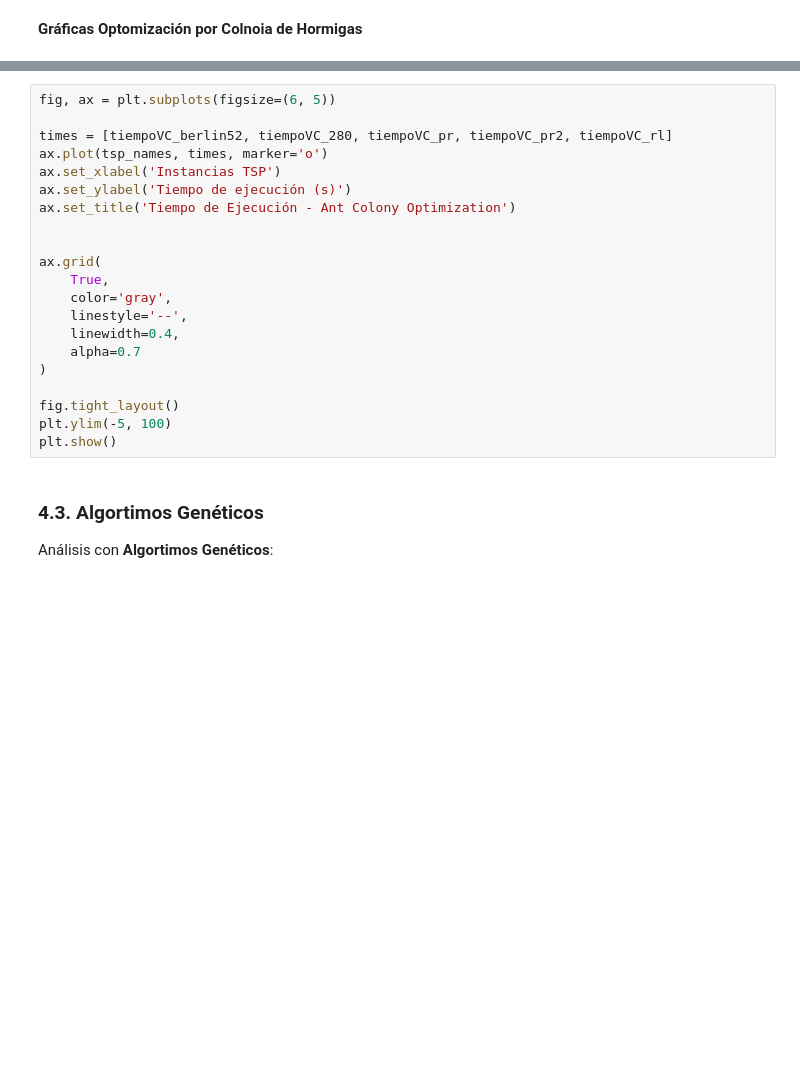
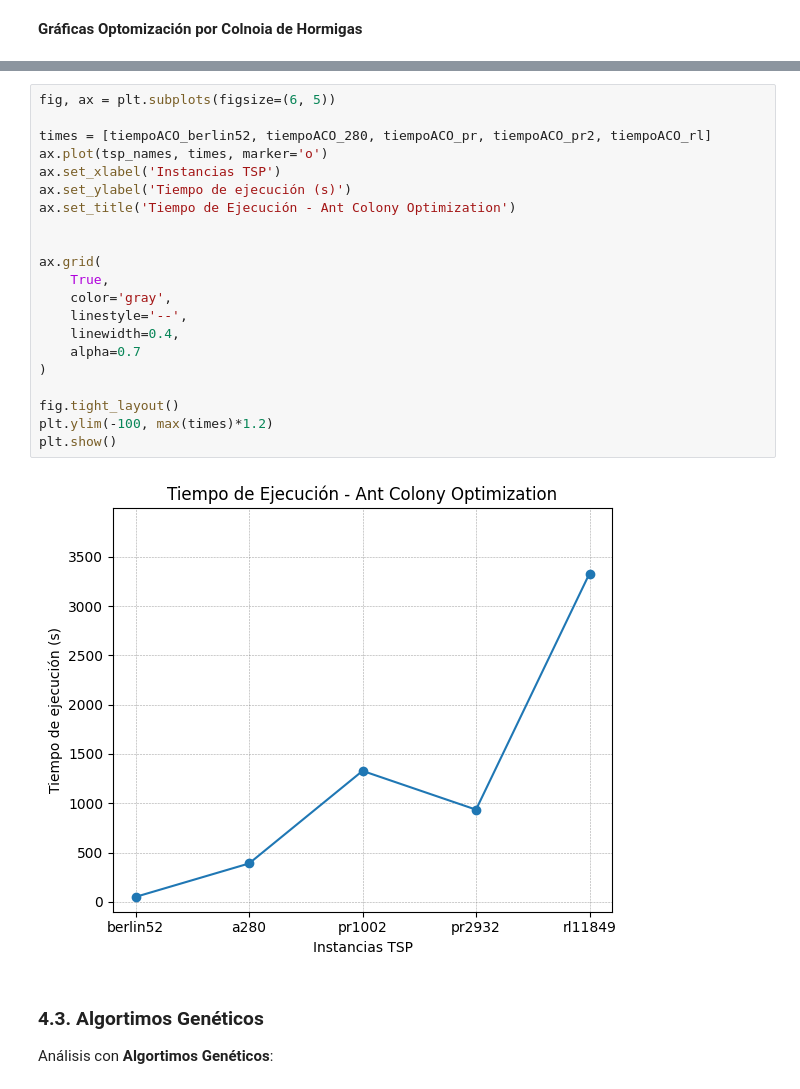
Before and after one commit to PabloMendieta03/TSP_Classical_Solutions, a Jupyter notebook: classical_solution.ipynb, the cells around one changed output, grey strips where cells are left out. Drawn from its saved outputs; the diff is of its cells as text; blank space fills up the shorter version.

```diff
--- a/classical_solution.ipynb
+++ b/classical_solution.ipynb
@@ -815,24 +815,26 @@ plt.show()
 # %%
 fig, ax = plt.subplots(figsize=(6, 5))
 
-times = [tiempoVC_berlin52, tiempoVC_280, tiempoVC_pr, tiempoVC_pr2, tiempoVC_rl]
+times = [tiempoACO_berlin52, tiempoACO_280, tiempoACO_pr, tiempoACO_pr2, tiempoACO_rl]
 ax.plot(tsp_names, times, marker='o')
 ax.set_xlabel('Instancias TSP')
 ax.set_ylabel('Tiempo de ejecución (s)')
 ax.set_title('Tiempo de Ejecución - Ant Colony Optimization')
 
 
 ax.grid(
     True,
     color='gray',
     linestyle='--',
     linewidth=0.4,
     alpha=0.7
 )
 
 fig.tight_layout()
-plt.ylim(-5, 100)
+plt.ylim(-100, max(times)*1.2)
 plt.show()
+# %% [output]
+[figure, added]
 # %% [markdown]
 ### 4.3. Algortimos Genéticos
 
```
Also changed, not shown: parts of 7 cells of this notebook, 3 other files.
